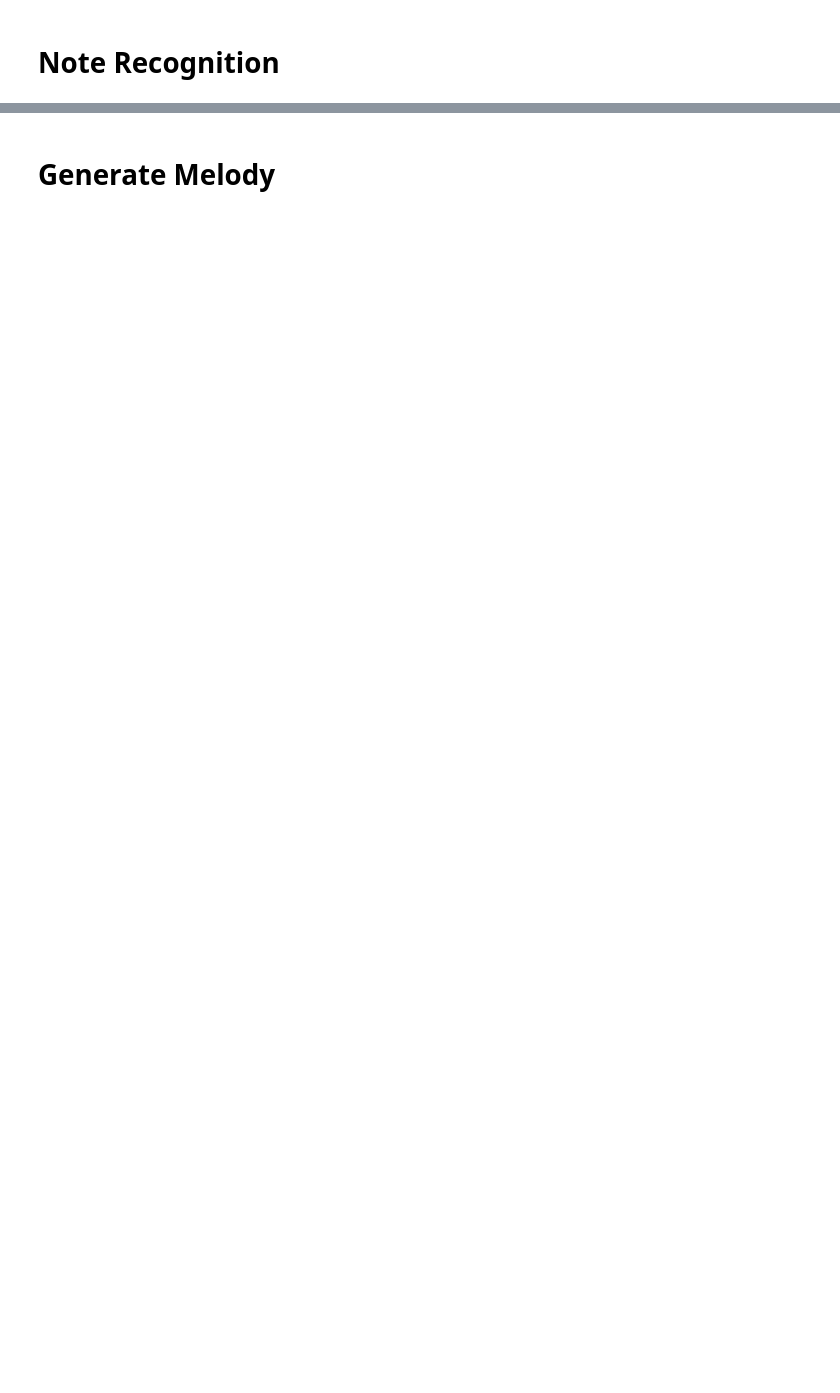
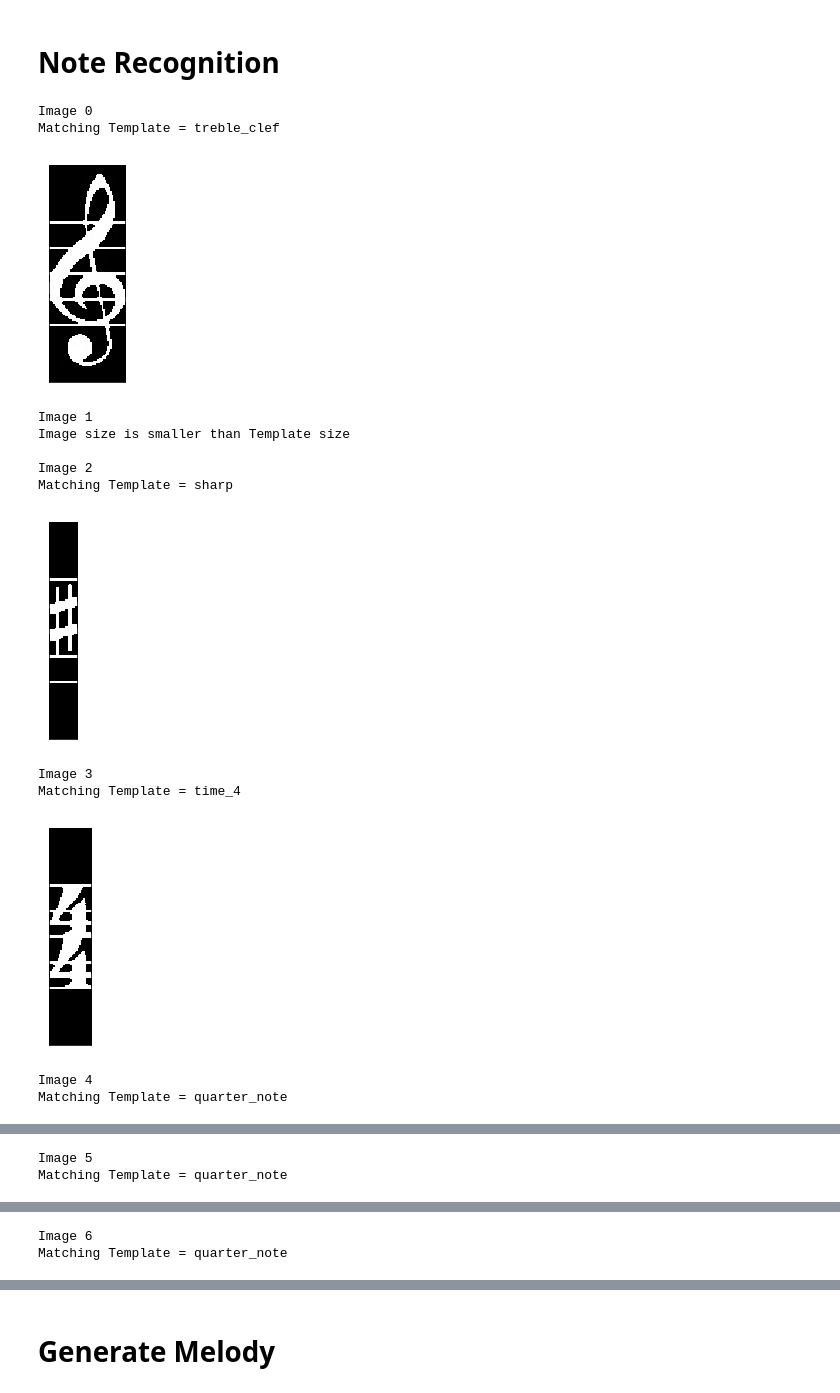
Before and after one commit to tronak19/CV-Project, a Jupyter notebook: Main.ipynb, the cells around one changed output, grey strips where cells are left out. Saved outputs shown, nothing was run; the diff lists cells and outputs as text; code cells hidden in the pictures; blank space fills up the shorter version.

```diff
--- a/Main.ipynb
+++ b/Main.ipynb
@@ -255,7 +287,7 @@ for key, value in note_point_dict.items():
         for t in template_names:
             template_filename = 'Templates/'+str(t)+'.png'
             template = cv2.imread(template_filename, 0)
-            template = cv2.resize(template, (18,18))
+            template = cv2.resize(template, (20,20))
 
             h,w = template.shape
             img_h,img_w = img.shape
@@ -274,30 +306,45 @@ for key, value in note_point_dict.items():
         min_distance = 9999
         if best_match != None and 'note' in best_match:
             distance = last_staff_line_dict[key] - note_point_dict[key][i]
             for k,v in mapping_dict.items():
                 difference = abs(distance-k)
                 if difference < min_distance:
                     nearest_note = mapping_dict[k]
                     min_distance = difference
             recognized_notes.append(nearest_note)
 
             if 'quarter' in best_match:
                 time_gaps.append(1)
             elif 'half' in best_match:
                 time_gaps.append(2)
             else:
                 time_gaps.append(4)
 
         print("\nImage {}".format(img_counter))
         if max_score != -999:
             # print("Max Score = ", max_score)
             print("Matching Template = {}".format(best_match))
             template_matching_result.append(best_match)
             best_match = None
             plt.imshow(img, cmap = 'gray')
             plt.xticks([]), plt.yticks([])
             plt.show()
         else:
             print("Image size is smaller than Template size")
 
         img_counter+=1
+# %% [output]
+Image 0
+Matching Template = treble_clef
+[figure, added]
+Image 1
+Image size is smaller than Template size
+
+Image 2
+Matching Template = sharp
+[figure, added]
+Image 3
+Matching Template = time_4
+[figure, added]
+Image 4
+Matching Template = quarter_note
@@ -303,0 +352,2 @@ for key, value in note_point_dict.items():
+Image 5
+Matching Template = quarter_note
@@ -303,0 +355,2 @@ for key, value in note_point_dict.items():
+Image 6
+Matching Template = quarter_note
```
Also changed, not shown: parts of 13 cells of this notebook.
